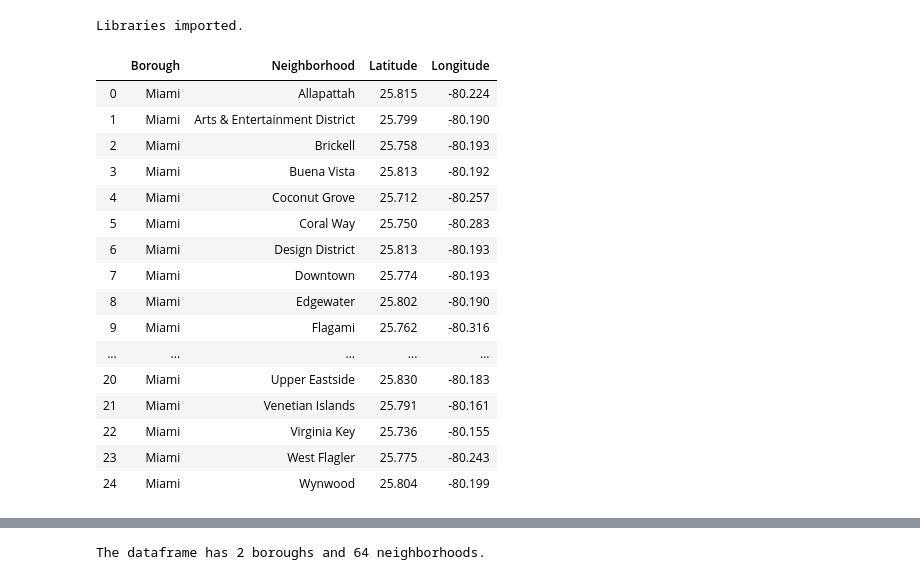
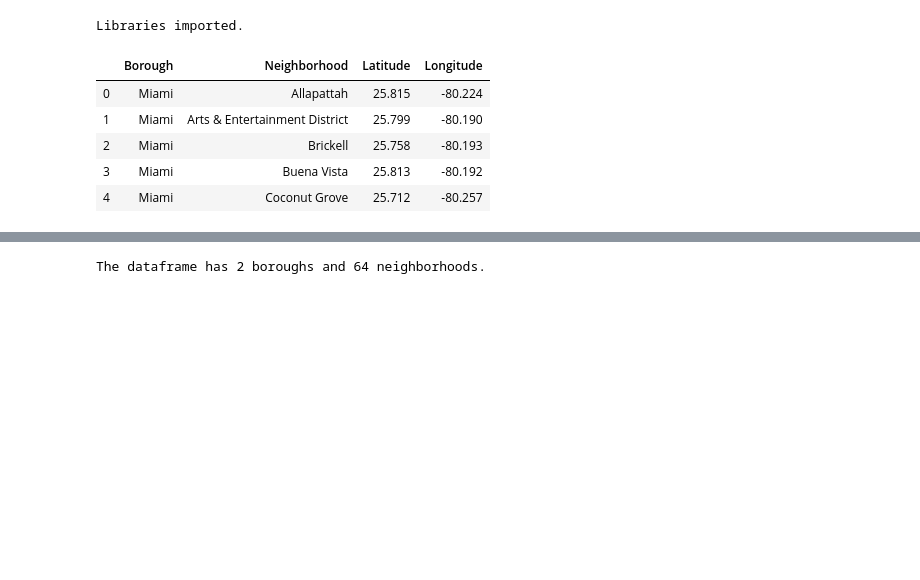
Before and after one commit to beltrewilton/Coursera_Capstone_DS_Final, a Jupyter notebook: notebooks/VenuesPopularityDataAnalysisofNewYork-Copy1.ipynb, the cells around one changed output, grey strips where cells are left out. Saved outputs shown, nothing was run; the diff lists cells and outputs as text; code cells hidden in the pictures; blank space fills up the shorter version.

```diff
--- a/notebooks/VenuesPopularityDataAnalysisofNewYork-Copy1.ipynb
+++ b/notebooks/VenuesPopularityDataAnalysisofNewYork-Copy1.ipynb
@@ -61,25 +61,14 @@ miami_df['Longitude'] = miami_df['Longitude'].apply(lambda i: i*-1)
 miami_df.drop(columns=['Coordinates'], inplace=True)
 miami_df.insert(0, 'Borough', 'Miami')
 # %%
-miami_df
+miami_df.head()
 # %% [output]
 |  | Borough | Neighborhood | Latitude | Longitude |
 | 0 | Miami | Allapattah | 25.815 | -80.224 |
 | 1 | Miami | Arts & Entertainment District | 25.799 | -80.190 |
 | 2 | Miami | Brickell | 25.758 | -80.193 |
 | 3 | Miami | Buena Vista | 25.813 | -80.192 |
 | 4 | Miami | Coconut Grove | 25.712 | -80.257 |
-| 5 | Miami | Coral Way | 25.750 | -80.283 |
-| 6 | Miami | Design District | 25.813 | -80.193 |
-| 7 | Miami | Downtown | 25.774 | -80.193 |
-| 8 | Miami | Edgewater | 25.802 | -80.190 |
-| 9 | Miami | Flagami | 25.762 | -80.316 |
-| ... | ... | ... | ... | ... |
-| 20 | Miami | Upper Eastside | 25.830 | -80.183 |
-| 21 | Miami | Venetian Islands | 25.791 | -80.161 |
-| 22 | Miami | Virginia Key | 25.736 | -80.155 |
-| 23 | Miami | West Flagler | 25.775 | -80.243 |
-| 24 | Miami | Wynwood | 25.804 | -80.199 |
 # %%
 with open('newyork_data.json') as json_data:
     newyork_data = json.load(json_data)
```
Also changed, not shown: parts of 22 cells of this notebook, 6 other files.
